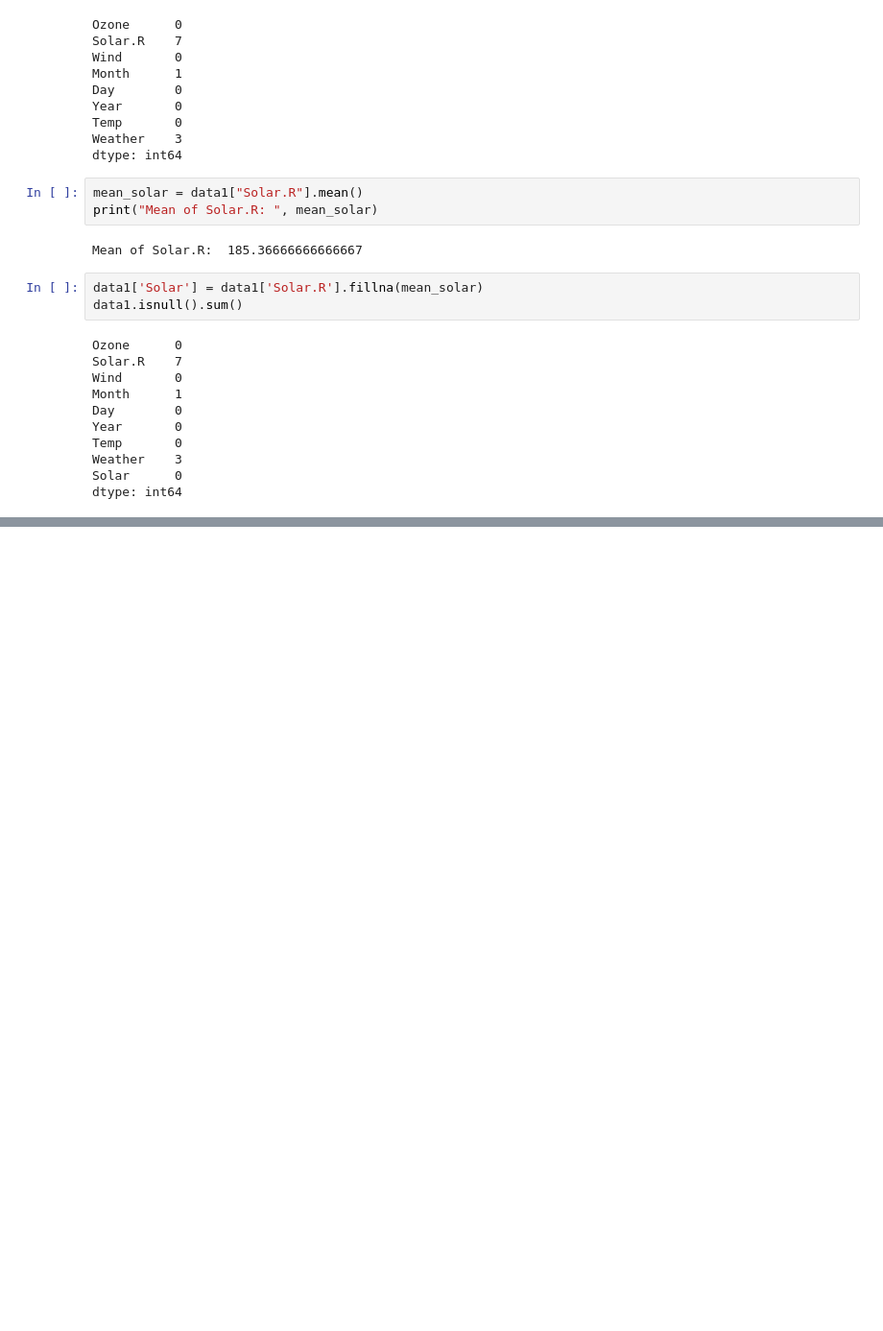
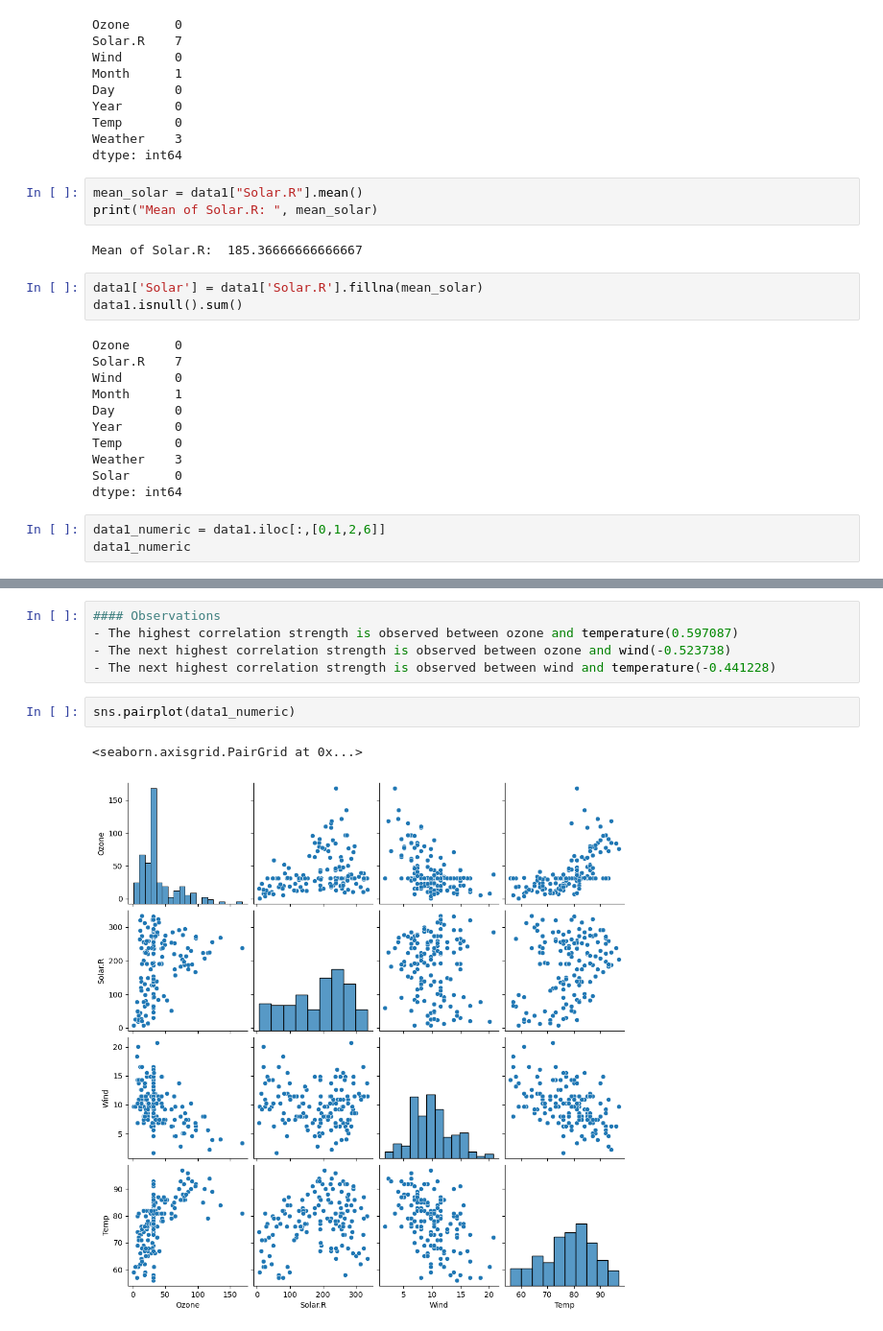
Before and after one commit to prasanna2417/AIML-PROJECT1, a Jupyter notebook: EDA1.ipynb, the cells around one changed output, grey strips where cells are left out. Shown at 96% size. Cells and saved outputs as stored; diff of their text form; blank space fills up the shorter version.

```diff
--- a/EDA1.ipynb
+++ b/EDA1.ipynb
@@ -200,3 +200,6 @@ Temp       0
 Weather    3
 Solar      0
 dtype: int64
+# %%
+data1_numeric = data1.iloc[:,[0,1,2,6]]
+data1_numeric
@@ -202,0 +228,10 @@ dtype: int64
+# %%
+#### Observations
+- The highest correlation strength is observed between ozone and temperature(0.597087)
+- The next highest correlation strength is observed between ozone and wind(-0.523738)
+- The next highest correlation strength is observed between wind and temperature(-0.441228)
+# %%
+sns.pairplot(data1_numeric)
+# %% [output]
+<seaborn.axisgrid.PairGrid at 0x...>
+[figure, added]
```
Also changed, not shown: parts of 8 cells of this notebook.
